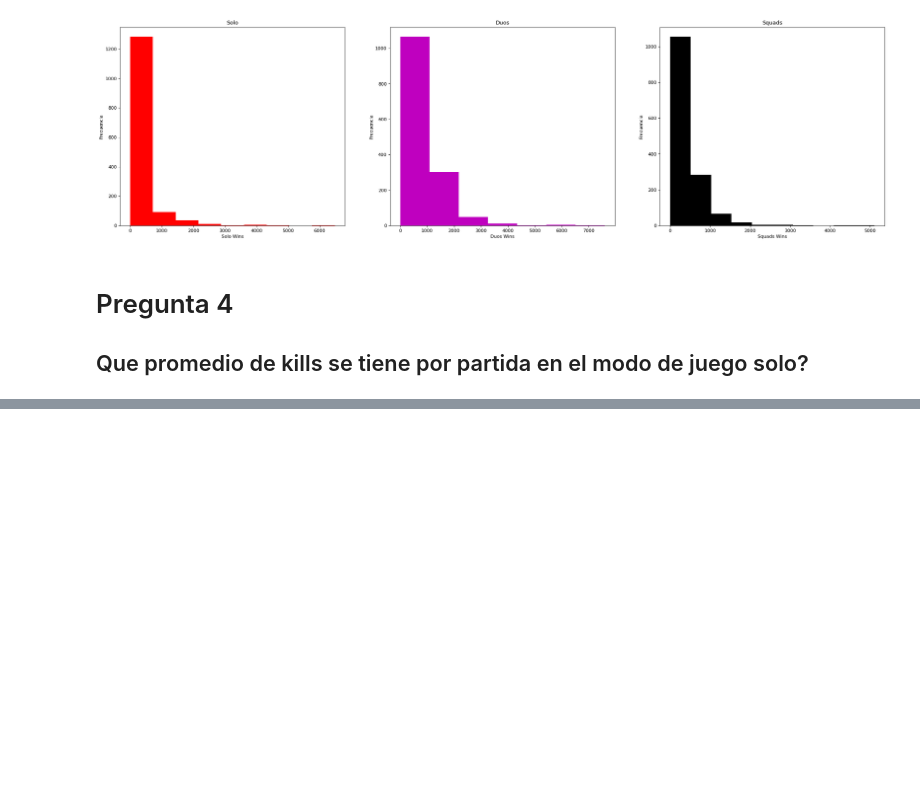
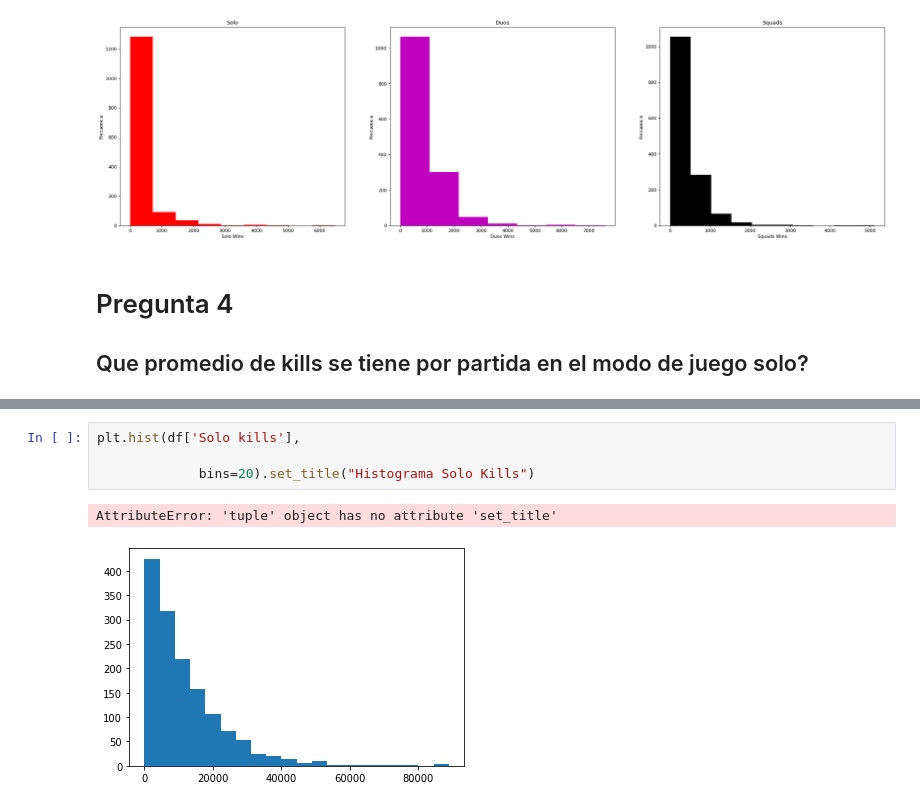
Before and after one commit to andresst000/Andress, a Jupyter notebook: 00_00_binder (1).ipynb, the cells around one changed output, grey strips where cells are left out. Drawn from its saved outputs; the diff is of its cells as text; blank space fills up the shorter version.

```diff
--- a/00_00_binder (1).ipynb
+++ b/00_00_binder (1).ipynb
@@ -151,0 +161,7 @@ pivotw
+# %%
+plt.hist(df['Solo kills'],
+
+             bins=20).set_title("Histograma Solo Kills")
+# %% [output]
+AttributeError: 'tuple' object has no attribute 'set_title'
+[figure, added]
```
Also changed, not shown: parts of 10 cells of this notebook.
